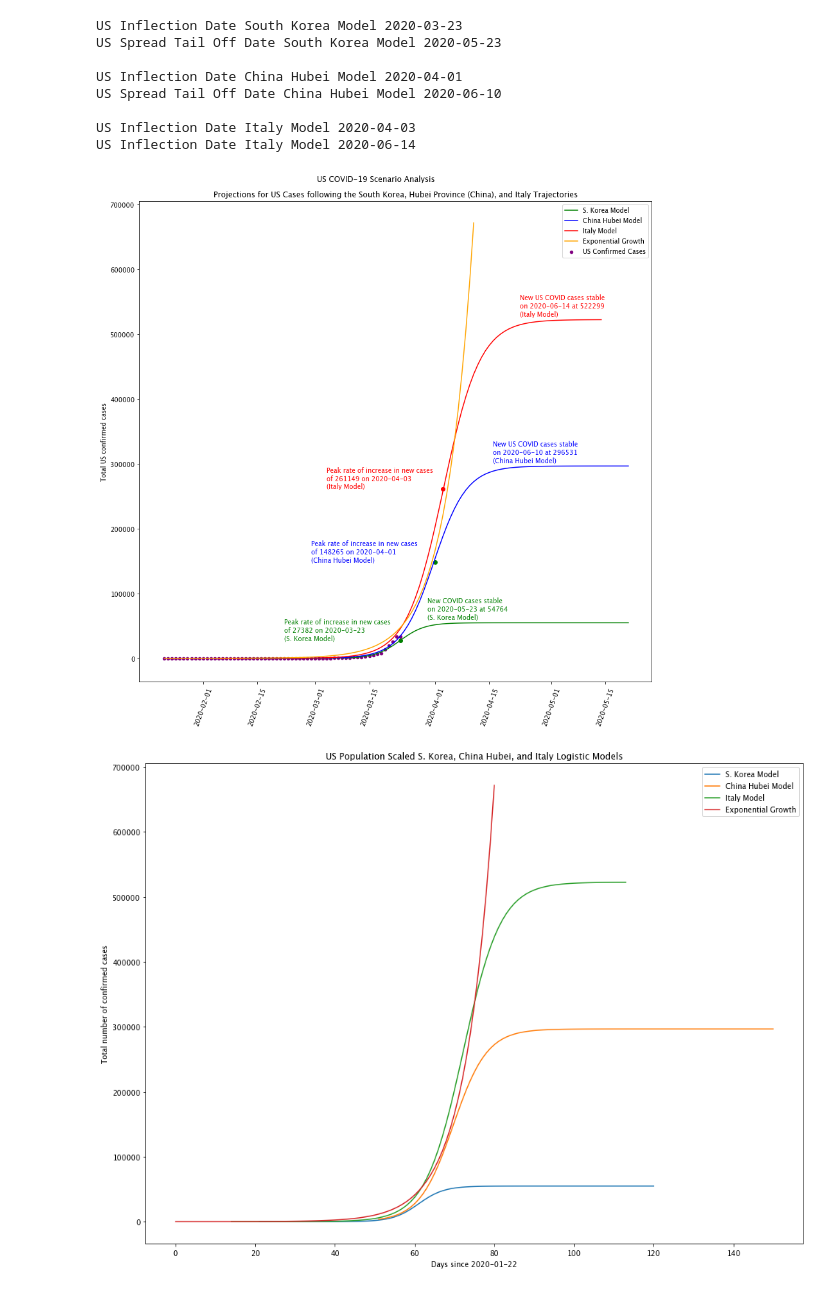
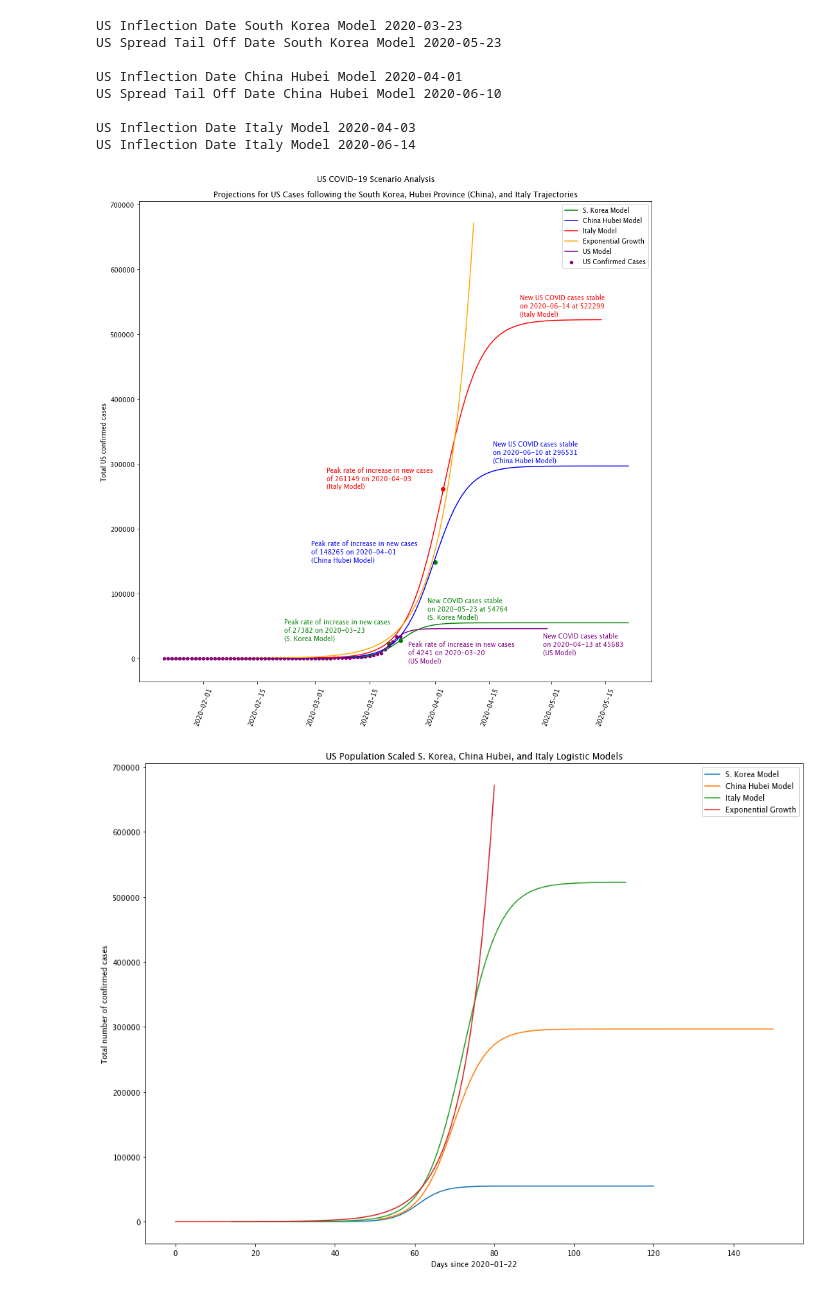
Before and after one commit to jayurbain/covid19, a Jupyter notebook: covid19_logistic_model.ipynb, the cells around one changed output. Cells and saved outputs as stored; diff of their text form; code cells hidden in the pictures.

```diff
--- a/covid19_logistic_model.ipynb
+++ b/covid19_logistic_model.ipynb
@@ -1053,18 +1053,18 @@ print('errors', errors)
 print('Expected number of infected people at infection end:', round(c,2), '+/-', round(errors[2],2))
 print('Infection peak in days from start:', round(b,2), '+/-', round(errors[1],2))
 
-infection_peak_date = np.datetime64(df_confirmed.index.values.min()) + np.timedelta64(int(round(b,2)),'D')
-print('infection_peak_date',infection_peak_date)
+us_inflection_date = np.datetime64(df_confirmed.index.values.min()) + np.timedelta64(int(round(b,2)),'D')
+print('us_inflection_date',us_inflection_date)
 
-infection_peak_date_string = np.datetime_as_string(infection_peak_date, unit='D')
-print('infection_peak_date_string')
+us_inflection_date_string = np.datetime_as_string(us_inflection_date, unit='D')
+print('us_inflection_date_string', us_inflection_date_string)
 
 d = int(fsolve(lambda x_it : logistic_model(x_it,a,b,c) - int(c),b))
 print('days end', d)
 
-infection_end_date = np.datetime64(df_confirmed.index.values.min()) + np.timedelta64(int(round(d,2)),'D')
+us_inflection_end_date = np.datetime64(df_confirmed.index.values.min()) + np.timedelta64(int(round(d,2)),'D')
 
-infection_end_date_string = np.datetime_as_string(infection_end_date, unit='D')
+us_inflection_end_date_string = np.datetime_as_string(us_inflection_end_date, unit='D')
 print('infection_end_date_string', infection_end_date_string)
 # %% [output]
 a = 1.992449043874816 +/- 0.10901005109056824
@@ -1264,7 +1264,7 @@ plt.plot([np.datetime64('2020-01-22') + np.timedelta64(i+italy_day_offset_day_of
 plt.plot([np.datetime64('2020-01-22') + np.timedelta64(i,'D') for i in x_ext_exp], 1.15**(x_ext_exp+16), label="Exponential Growth", color="orange" )
 plt.scatter(d, y_us, color="purple", marker='o', s=20, label="US Confirmed Cases")
 
-# plt.plot([np.datetime64('2020-01-22') + np.timedelta64(i,'D') for i in x_ext], [logistic_model(i, popt_us[0], popt_us[1], popt_us[2]*1) for i in x_ext], label="US Model", color="purple"  )
+plt.plot([np.datetime64('2020-01-22') + np.timedelta64(i,'D') for i in x_ext], [logistic_model(i, popt_us[0], popt_us[1], popt_us[2]*1) for i in x_ext], label="US Model", color="purple"  )
 
 plt.legend()
 
@@ -1275,34 +1275,43 @@ plt.scatter(it_inflection_date, popt_it[2]/2*us_italy_pop_factor, color='red')
 do = np.datetime_as_string( np.datetime64(it_inflection_date_string) + np.timedelta64(-30,'D') )
 ax.text(do, round(popt_it[2]/2*us_italy_pop_factor), 'Peak rate of increase in new cases \nof ' + str(int(popt_it[2]/2*us_italy_pop_factor)) + ' on '+ it_inflection_date_string + '\n(Italy Model)', **style)
 do = np.datetime_as_string( np.datetime64(it_inflection_date_string) + np.timedelta64(20,'D') )
 ax.text(do, round(popt_it[2]*us_italy_pop_factor)+y_text_offset, 'New US COVID cases stable\non ' + it_inflection_end_date_string + ' at ' + str(int(popt_it[2]*us_italy_pop_factor)) + '\n(Italy Model)', **style)
 
 style = dict(size=10, color='blue')
 plt.scatter(ch_hb_inflection_date, popt_ch_hb[2]/2*us_china_hubei_pop_factor, color='green')
 do = np.datetime_as_string( np.datetime64(ch_hb_inflection_date_string) + np.timedelta64(-32,'D') )
 ax.text(do, round(popt_ch_hb[2]/2*us_china_hubei_pop_factor), 'Peak rate of increase in new cases \nof ' + str(int(popt_ch_hb[2]/2*us_china_hubei_pop_factor)) + ' on '+ ch_hb_inflection_date_string + '\n(China Hubei Model)', **style)
 do = np.datetime_as_string( np.datetime64(ch_hb_inflection_date_string) + np.timedelta64(15,'D') )
 ax.text(do, round(popt_ch_hb[2]*us_china_hubei_pop_factor)+y_text_offset, 'New US COVID cases stable \non ' + ch_hb_inflection_end_date_string + ' at ' + str(int(popt_ch_hb[2]*us_china_hubei_pop_factor)) + '\n(China Hubei Model)', **style)
 
 style = dict(size=10, color='green')
 plt.scatter(sk_inflection_date, popt_sk[2]/2*us_sk_pop_factor, color='green')
 do = np.datetime_as_string( np.datetime64(sk_inflection_date_string) + np.timedelta64(-30,'D') )
 ax.text(do, round(popt_sk[2]/2*us_sk_pop_factor), 'Peak rate of increase in new cases \nof ' + str(int(popt_sk[2]/2*us_sk_pop_factor)) + ' on '+ sk_inflection_date_string + '\n(S. Korea Model)', **style)
 do = np.datetime_as_string( np.datetime64(sk_inflection_date_string) + np.timedelta64(7,'D') )
 ax.text(do, round(popt_sk[2]*us_sk_pop_factor)+y_text_offset, 'New COVID cases stable \non ' + sk_inflection_end_date_string + ' at ' + str(int(popt_sk[2]*us_sk_pop_factor)) + '\n(S. Korea Model)', **style)
 
+style = dict(size=10, color='purple')
+plt.scatter(us_inflection_date, popt_us[2]/2*1, color='green')
+do = np.datetime_as_string( np.datetime64(us_inflection_date_string) + np.timedelta64(5,'D') )
+ax.text(do, round(popt_us[2]/2*1)-y_text_offset*6, 'Peak rate of increase in new cases \nof ' + str(int(popt_sk[2]/2*1)) + ' on '+ us_inflection_date_string + '\n(US Model)', **style)
+do = np.datetime_as_string( np.datetime64(us_inflection_date_string) + np.timedelta64(40,'D') )
+ax.text(do, round(popt_us[2]*1)-y_text_offset*8, 'New COVID cases stable \non ' + us_inflection_end_date_string + ' at ' + str(int(popt_us[2]*1)) + '\n(US Model)', **style)
+
+us_inflection_end_date_string
+
 # ax.annotate('local minimum', xy=(5 * np.pi, -1), xytext=(2, -6),
 #             arrowprops=dict(arrowstyle="->",
 #                             connectionstyle="angle3,angleA=0,angleB=-90"));
 
 # plt.xlabel("Days since " + min_date)
 plt.ylabel("Total US confirmed cases")
 plt.suptitle('US COVID-19 Scenario Analysis')
 plt.title('Projections for US Cases following the South Korea, Hubei Province (China), and Italy Trajectories')
 plt.savefig('Projections for US Cases following the South Korea, Hubei Province (China), and Italy Trajectories.png')
 plt.show()
 # %% [output]
-[figure, old version]
+[figure, new version]
 # %%
 # b: blue
 # g: green
```
Also changed, not shown: parts of 5 cells of this notebook, 4 other files.
